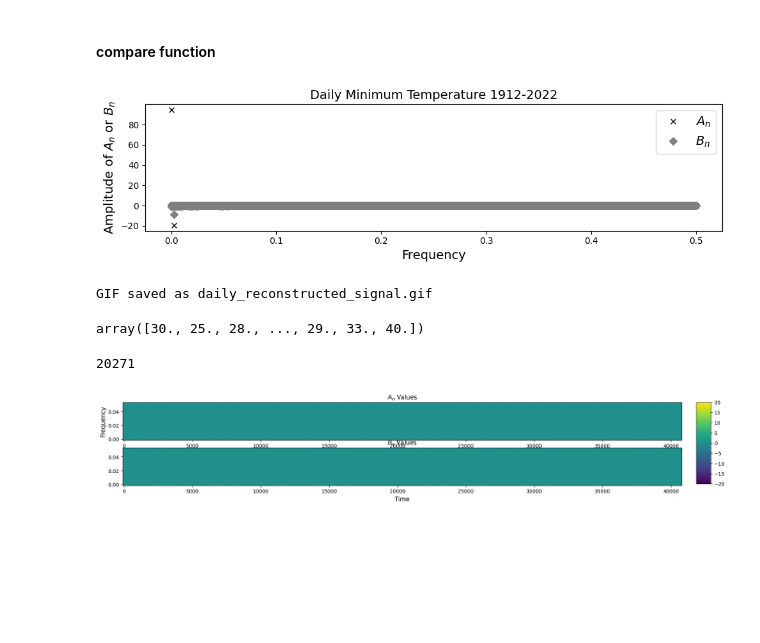
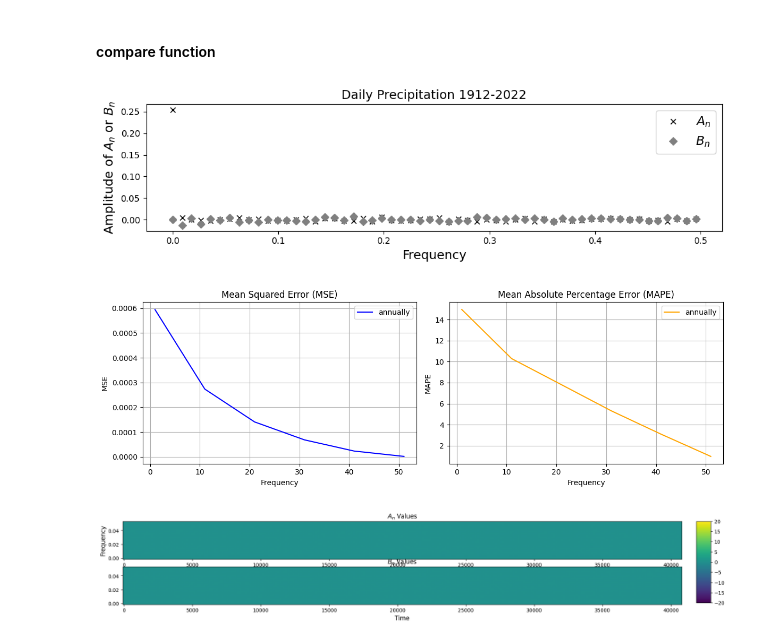
Before and after one commit to ruixuan-ray-zhang/PTSA, a Jupyter notebook: fourier_analysis.ipynb, the cells around one changed output. Drawn from its saved outputs; the diff is of its cells as text; code cells hidden in the pictures; blank space fills up the shorter version.

```diff
--- a/example_code.ipynb
+++ b/fourier_analysis.ipynb
@@ -227,13 +207,13 @@ scaler = StandardScaler()
 scaled_data = scaler.fit_transform(weather_df_post_1912[features])
 # %%
 weather_df_post_2020 = weather_df[weather_df.index.year >= 1912]
-df = weather_df_post_2020.copy().resample("D").mean()
+df = weather_df_post_2020.copy().resample("YE").mean()
 
-df = df[['TMIN']]  # Select the precipitation column
+df = df[['PRCP']]  # Select the precipitation column
 df = df.dropna()   # Drop missing values
 fontsize=14
 plt.figure(figsize=(10,3), dpi=100)
-plt.plot(df.index, df['TMIN'], label='TMIN')
+plt.plot(df.index, df['PRCP'], label='PRCP')
 plt.title("Daily Minimum Temperature 1912–2022", fontsize=fontsize)
 plt.ylabel("Temperature", fontsize=fontsize)
 plt.xlabel("Date", fontsize=fontsize)
@@ -241,7 +221,7 @@ plt.tight_layout()
 from statsmodels.distributions.empirical_distribution import ECDF
 
 # Compute the Empirical CDF
-ecdf = ECDF(df['TMIN'].values)
+ecdf = ECDF(df['PRCP'].values)
 
 print(ecdf.x)
 print(ecdf.y)
@@ -455,43 +458,65 @@ def create_gif(mask, signal, magnitude, num_frequencies, output_filename="recons
 # %%
 from matplotlib.animation import FuncAnimation, PillowWriter
 
 fontsize = 14
 dt = 1
-frequencies, a_n_sntv, b_n_sntv = calculate_fourier_series(dt, df['TMIN'].values)
+frequencies, a_n_sntv, b_n_sntv = calculate_fourier_series(dt, df['PRCP'].values)
 frequencies_to_plot = frequencies
 a_n_to_plot = a_n_sntv
 b_n_to_plot = b_n_sntv
 
 plt.figure(figsize=(10,3), dpi=100)
 colors = ['black','grey']
 plt.plot(frequencies_to_plot, a_n_to_plot, 'x', label=r'$A_n$', color=colors[0], ms=6, alpha=1)
 plt.plot(frequencies_to_plot, b_n_to_plot, 'D', label=r'$B_n$', color=colors[1], ms=6, alpha=1)
 
 colors_freq = ['#a1dab4', '#41b6c4', '#225ea8']
 plt.legend(fontsize=fontsize)
 plt.ylabel(r'Amplitude of $A_n$ or $B_n$', fontsize=fontsize)
 plt.xlabel('Frequency', fontsize=fontsize)
 plt.tick_params(axis='both', labelsize=fontsize * 0.7)
-plt.title('Daily Minimum Temperature 1912-2022', fontsize=fontsize)
+plt.title('Daily Precipitation 1912-2022', fontsize=fontsize)
 plt.tight_layout()
 plt.show()
 
 magnitude = a_n_sntv**2 + b_n_sntv**2
-mask = np.zeros(int(len(df['TMIN'].values)/2+1))
+mask = np.zeros(int(len(df['PRCP'].values)/2+1))
 
-num_frequencies = range(1, len(frequencies),500)
-create_gif(mask, df['TMIN'].values, magnitude, num_frequencies, output_filename="daily_reconstructed_signal.gif")
+yearly_frequencies = frequencies
+num_frequencies = range(1, len(frequencies),10)
+mse_list, mape_list = create_gif(mask, df['PRCP'].values, magnitude, num_frequencies, output_filename="daily_reconstructed_signal.gif")
+yearly_mse = mse_list
+yearly_mape = mape_list
 # %% [output]
-[figure, old version]
+[figure, new version]
-GIF saved as daily_reconstructed_signal.gif
 # %%
-df['TMIN'].values
+fig, axes = plt.subplots(1, 2, figsize=(12, 4))
+
+# First subplot: MSE
+# axes[0].plot(range(1, len(daily_frequencies), 500), daily_mse, label='daily', color='blue')
+# axes[0].plot(range(1, len(monthly_frequencies), 10), monthly_mse, label='monthly', color='blue')
+axes[0].plot(range(1, len(yearly_frequencies), 10), yearly_mse, label='annually', color='blue')
+axes[0].set_title("Mean Squared Error (MSE)")
+axes[0].set_xlabel("Frequency")
+axes[0].set_ylabel("MSE")
+axes[0].legend()
+axes[0].grid()
+
+# Second subplot: MAPE
+# axes[1].plot(range(1, len(daily_frequencies), 500), daily_mape, label='daily', color='orange')
+# axes[1].plot(range(1, len(monthly_frequencies), 10), monthly_mape, label='monthly', color='orange')
+axes[1].plot(range(1, len(yearly_frequencies), 10), yearly_mape, label='annually', color='orange')
+axes[1].set_title("Mean Absolute Percentage Error (MAPE)")
+axes[1].set_xlabel("Frequency")
+axes[1].set_ylabel("MAPE")
+axes[1].legend()
+axes[1].grid()
+
+# Adjust layout
+plt.tight_layout()
+plt.show()
 # %% [output]
-array([30., 25., 28., ..., 29., 33., 40.])
+[figure, added]
-# %%
-len(frequencies)
-# %% [output]
-20271
 # %%
 def calculate_time_varying_fourier_series(
     dt: float, n_steps_per_seg: int, noverlap: int, signal: np.ndarray
```
Also changed, not shown: parts of 3 cells of this notebook, 11 other files.
